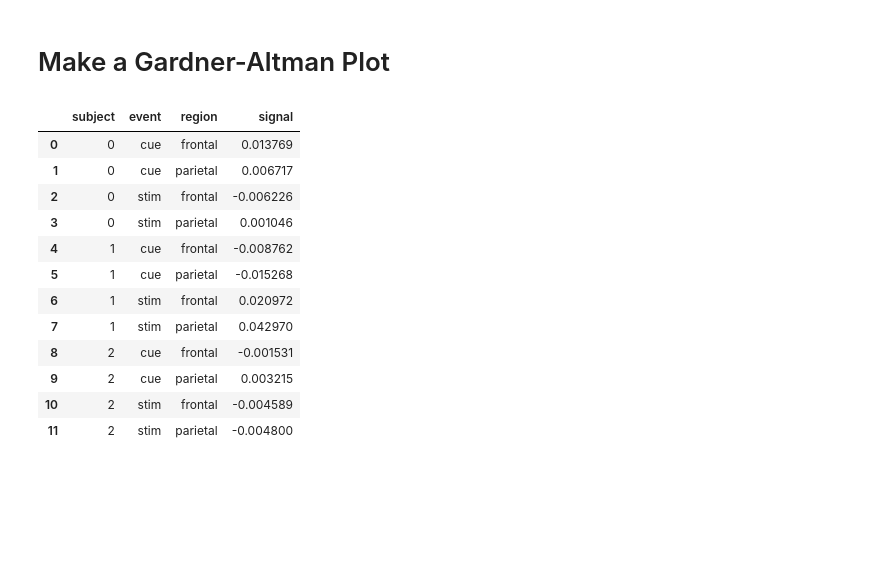
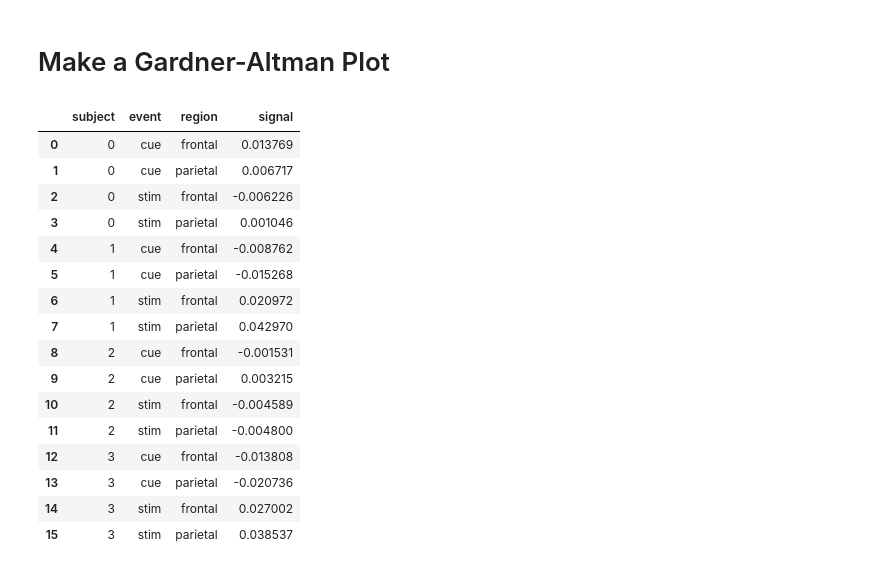
Before and after one commit to lcdunne/visualisation, a Jupyter notebook: single_gardner_altman.ipynb, the cells around one changed output. Drawn from its saved outputs; the diff is of its cells as text; code cells hidden in the pictures; blank space fills up the shorter version.

```diff
--- a/single_gardner_altman.ipynb
+++ b/single_gardner_altman.ipynb
@@ -8,22 +8,26 @@ import seaborn as sns
 # %%
 # Get seaborn's fMRI dataset but remove the time variable & group it
 df = sns.load_dataset('fmri')
 df['subject'] = df['subject'].str.extract('(\d+)').astype(int)
 df = df.sort_values(by='subject').reset_index(drop=True)
 df = df.groupby(['subject', 'event', 'region'], as_index=False)['signal'].mean()
-df.head(12)
+df.head(16)
 # %% [output]
 |  | subject | event | region | signal |
 | 0 | 0 | cue | frontal | 0.013769 |
 | 1 | 0 | cue | parietal | 0.006717 |
 | 2 | 0 | stim | frontal | -0.006226 |
 | 3 | 0 | stim | parietal | 0.001046 |
 | 4 | 1 | cue | frontal | -0.008762 |
 | 5 | 1 | cue | parietal | -0.015268 |
 | 6 | 1 | stim | frontal | 0.020972 |
 | 7 | 1 | stim | parietal | 0.042970 |
 | 8 | 2 | cue | frontal | -0.001531 |
 | 9 | 2 | cue | parietal | 0.003215 |
 | 10 | 2 | stim | frontal | -0.004589 |
 | 11 | 2 | stim | parietal | -0.004800 |
+| 12 | 3 | cue | frontal | -0.013808 |
+| 13 | 3 | cue | parietal | -0.020736 |
+| 14 | 3 | stim | frontal | 0.027002 |
+| 15 | 3 | stim | parietal | 0.038537 |
 # %%
```
Also changed, not shown: parts of 3 cells of this notebook.
